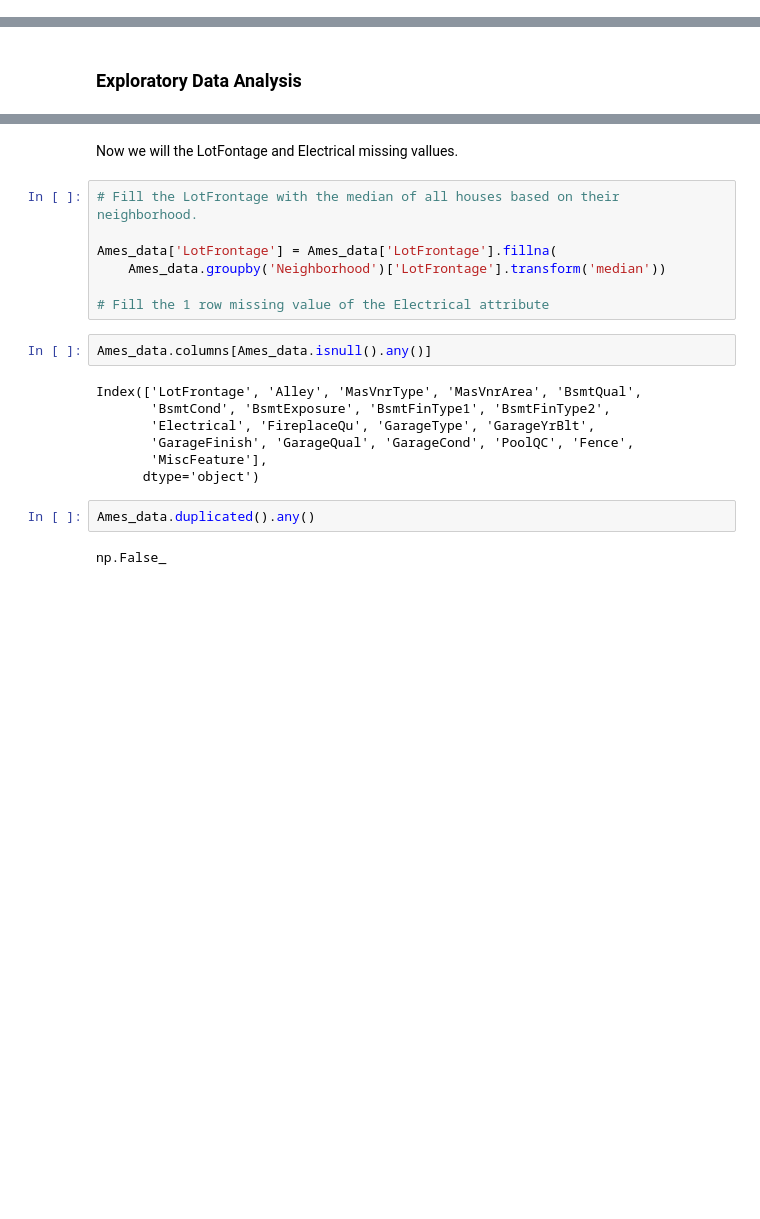
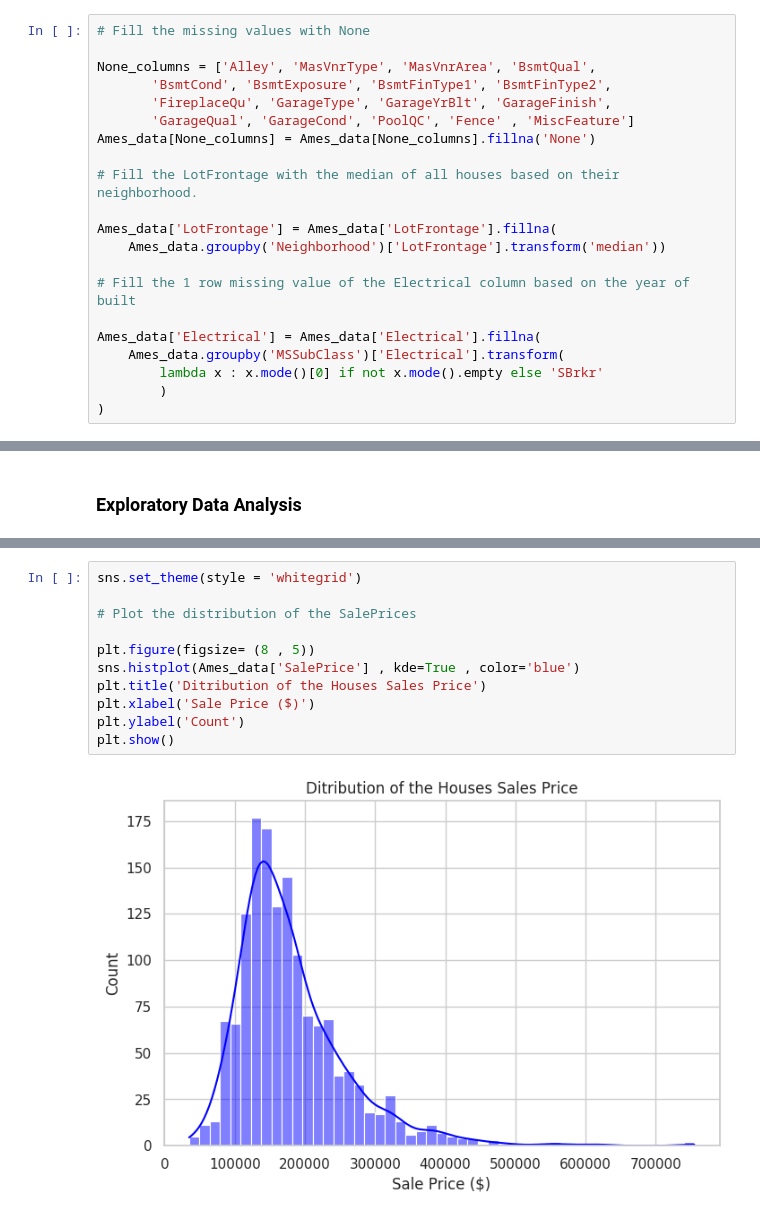
Before and after one commit to Gwladys-BALIMA/Ames-Housing, a Jupyter notebook: Ames_Linear_Regression.ipynb, the cells around one changed output, grey strips where cells are left out. Cells and saved outputs as stored; diff of their text form; blank space fills up the shorter version.

```diff
--- a/Ames_Linear_Regression.ipynb
+++ b/Ames_Linear_Regression.ipynb
@@ -81,0 +127,21 @@ Ames_data.describe()
+# %%
+# Fill the missing values with None
+
+None_columns = ['Alley', 'MasVnrType', 'MasVnrArea', 'BsmtQual',
+       'BsmtCond', 'BsmtExposure', 'BsmtFinType1', 'BsmtFinType2',
+       'FireplaceQu', 'GarageType', 'GarageYrBlt', 'GarageFinish',
+       'GarageQual', 'GarageCond', 'PoolQC', 'Fence' , 'MiscFeature']
+Ames_data[None_columns] = Ames_data[None_columns].fillna('None')
+
+# Fill the LotFrontage with the median of all houses based on their neighborhood.
+
+Ames_data['LotFrontage'] = Ames_data['LotFrontage'].fillna(
+    Ames_data.groupby('Neighborhood')['LotFrontage'].transform('median'))
+
+# Fill the 1 row missing value of the Electrical column based on the year of built
+
+Ames_data['Electrical'] = Ames_data['Electrical'].fillna(
+    Ames_data.groupby('MSSubClass')['Electrical'].transform(
+        lambda x : x.mode()[0] if not x.mode().empty else 'SBrkr'
+        )
+)
@@ -138,22 +160,13 @@ dtype: int64
-# %% [markdown]
-Now we will the LotFontage and Electrical missing vallues.
-# %%
-# Fill the LotFrontage with the median of all houses based on their neighborhood.
-
-Ames_data['LotFrontage'] = Ames_data['LotFrontage'].fillna(
-    Ames_data.groupby('Neighborhood')['LotFrontage'].transform('median'))
-
-# Fill the 1 row missing value of the Electrical attribute
-# %%
-Ames_data.columns[Ames_data.isnull().any()]
-# %% [output]
-Index(['LotFrontage', 'Alley', 'MasVnrType', 'MasVnrArea', 'BsmtQual',
-       'BsmtCond', 'BsmtExposure', 'BsmtFinType1', 'BsmtFinType2',
-       'Electrical', 'FireplaceQu', 'GarageType', 'GarageYrBlt',
-       'GarageFinish', 'GarageQual', 'GarageCond', 'PoolQC', 'Fence',
-       'MiscFeature'],
-      dtype='object')
-# %%
-Ames_data.duplicated().any()
-# %% [output]
-np.False_
+# %%
+sns.set_theme(style = 'whitegrid')
+
+# Plot the distribution of the SalePrices
+
+plt.figure(figsize= (8 , 5))
+sns.histplot(Ames_data['SalePrice'] , kde=True , color='blue')
+plt.title('Ditribution of the Houses Sales Price')
+plt.xlabel('Sale Price ($)')
+plt.ylabel('Count')
+plt.show()
+# %% [output]
+[figure, added]
```
Also changed, not shown: parts of 21 cells of this notebook.
